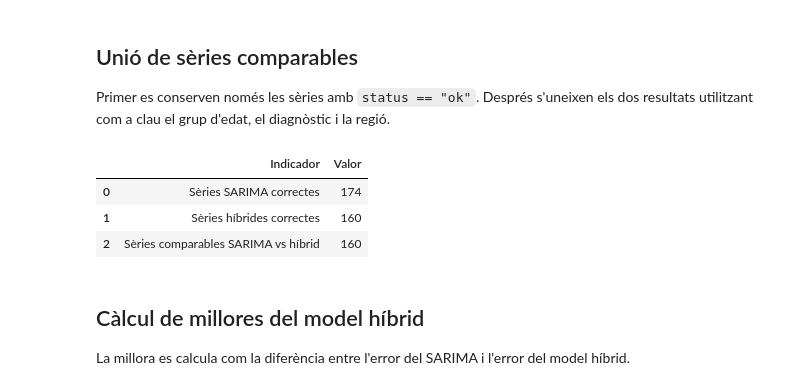
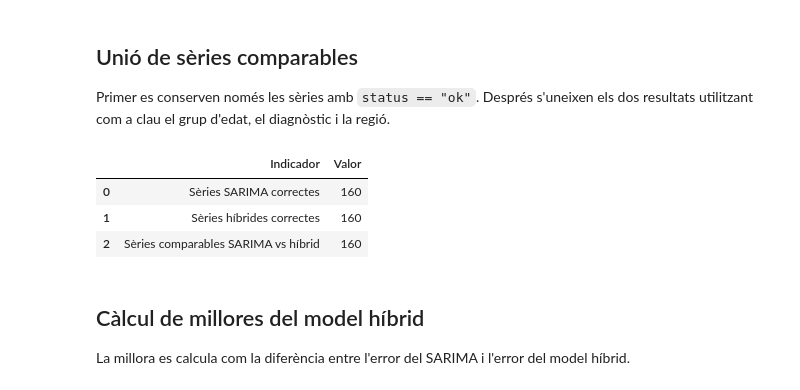
Before and after one commit to NIU1605347/modelitzacio-series-temporals-sarima-hibrid, a Jupyter notebook: automatitzacions/resultats_180series.ipynb, the cells around one changed output. Saved outputs shown, nothing was run; the diff lists cells and outputs as text; code cells hidden in the pictures.

```diff
--- a/automatitzacions/resultats_180series.ipynb
+++ b/automatitzacions/resultats_180series.ipynb
@@ -85,36 +85,36 @@ missing_columns = {
         ("Híbrid", required_columns["Híbrid"], hybrid),
     ]
 }
 
 if any(missing_columns.values()):
     raise ValueError(f"Falten columnes obligatòries: {missing_columns}")
 
-sarima_ok = sarima.loc[sarima["status"] == "ok"].copy()
-hybrid_ok = hybrid.loc[hybrid["status"] == "ok"].copy()
+sarima_ok = results_sarima.loc[results_sarima["status"] == "ok"].copy()
+hybrid_ok = results_hybrid.loc[results_hybrid["status"] == "ok"].copy()
 
 for name, data in {"SARIMA": sarima_ok, "Híbrid": hybrid_ok}.items():
     if data.duplicated(KEYS).any():
         duplicated = data.loc[data.duplicated(KEYS, keep=False), KEYS]
         raise ValueError(f"Hi ha claus duplicades a {name}:\n{duplicated}")
 
 sarima_comp = sarima_ok[KEYS + list(SARIMA_RENAME.keys())].rename(columns=SARIMA_RENAME)
 hybrid_comp = hybrid_ok[KEYS + HYBRID_METRICS].copy()
 
 df = hybrid_comp.merge(sarima_comp, on=KEYS, how="inner", validate="one_to_one")
 
 resum_ajust = pd.DataFrame({
     "Indicador": [
         "Sèries SARIMA correctes",
         "Sèries híbrides correctes",
         "Sèries comparables SARIMA vs híbrid",
     ],
     "Valor": [len(sarima_ok), len(hybrid_ok), len(df)]
 })
 
 resum_ajust
 # %% [output]
 |  | Indicador | Valor |
-| 0 | Sèries SARIMA correctes | 174 |
+| 0 | Sèries SARIMA correctes | 160 |
 | 1 | Sèries híbrides correctes | 160 |
 | 2 | Sèries comparables SARIMA vs híbrid | 160 |
 # %% [markdown]
```
Also changed, not shown: parts of 2 cells of this notebook.
